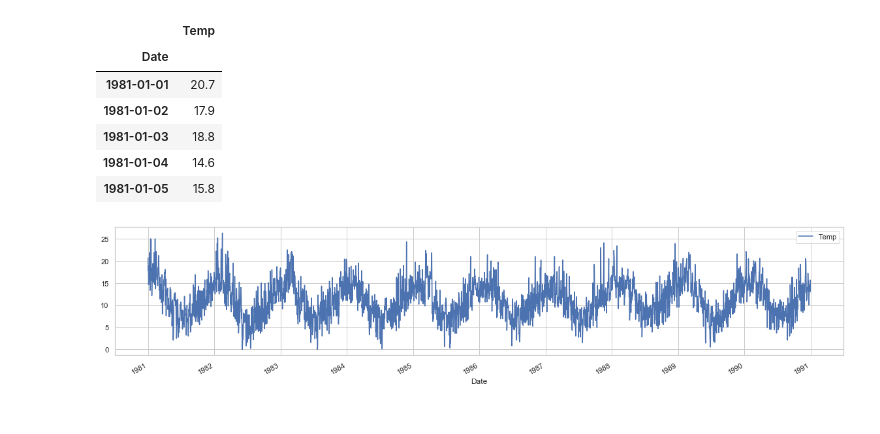
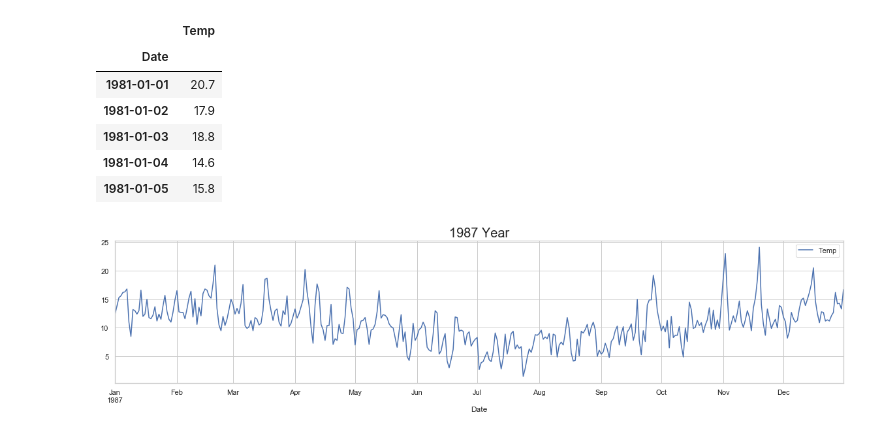
Before and after one commit to Fillipedem/pyanomaly, a Jupyter notebook: 02_forecast.ipynb, the cells around one changed output. Drawn from its saved outputs; the diff is of its cells as text; code cells hidden in the pictures.

```diff
--- a/02_forecast.ipynb
+++ b/02_forecast.ipynb
@@ -114,6 +127,7 @@ df1.head()
 | 1981-01-04 | 14.6 |
 | 1981-01-05 | 15.8 |
 # %%
-df1.plot(figsize=(20, 4));
+df1['1987'].plot(figsize=(20, 4))
+plt.title("1987 Year", fontsize=20);
 # %% [output]
-[figure, old version]
+[figure, new version]
```
Also changed, not shown: parts of 19 cells of this notebook, 9 other files.
